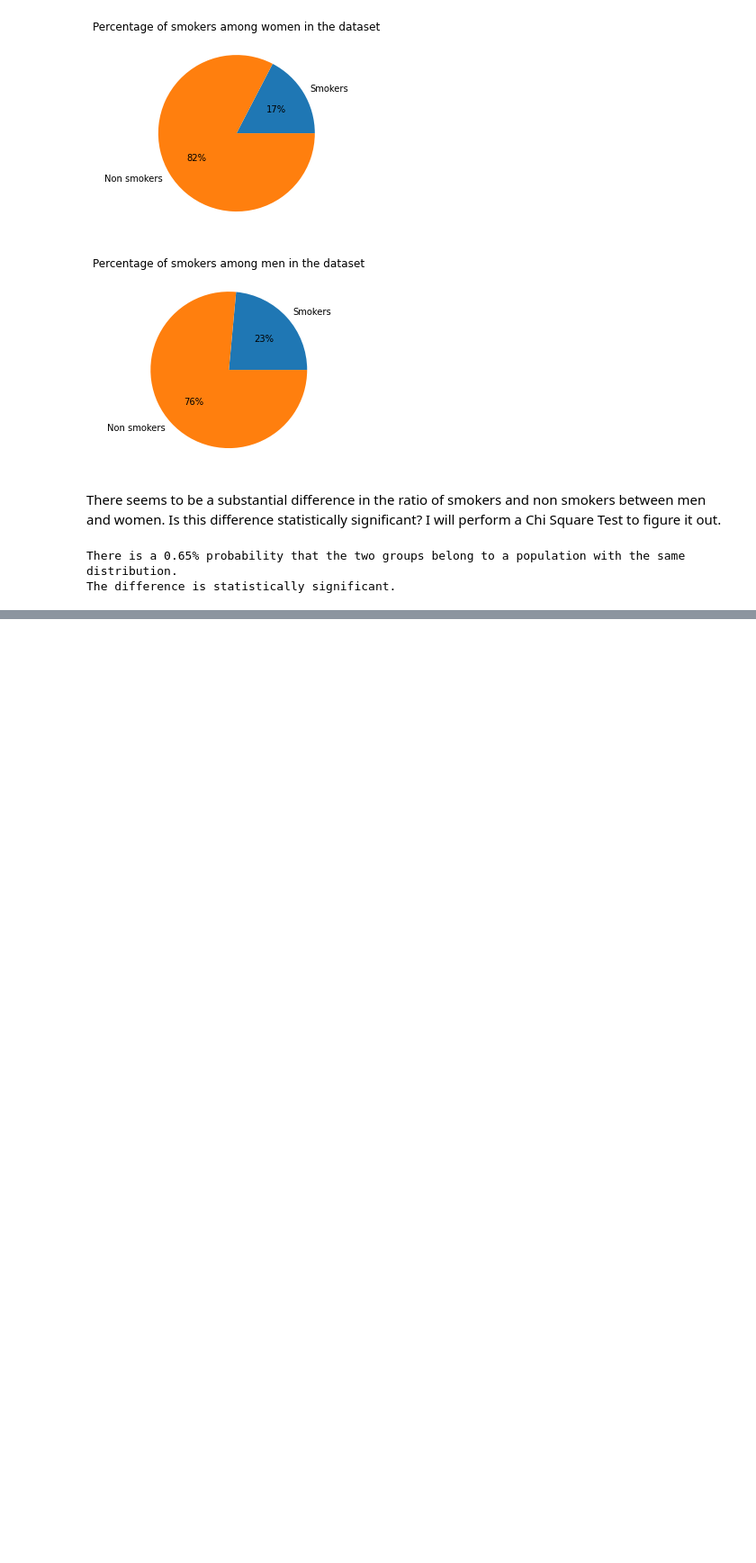
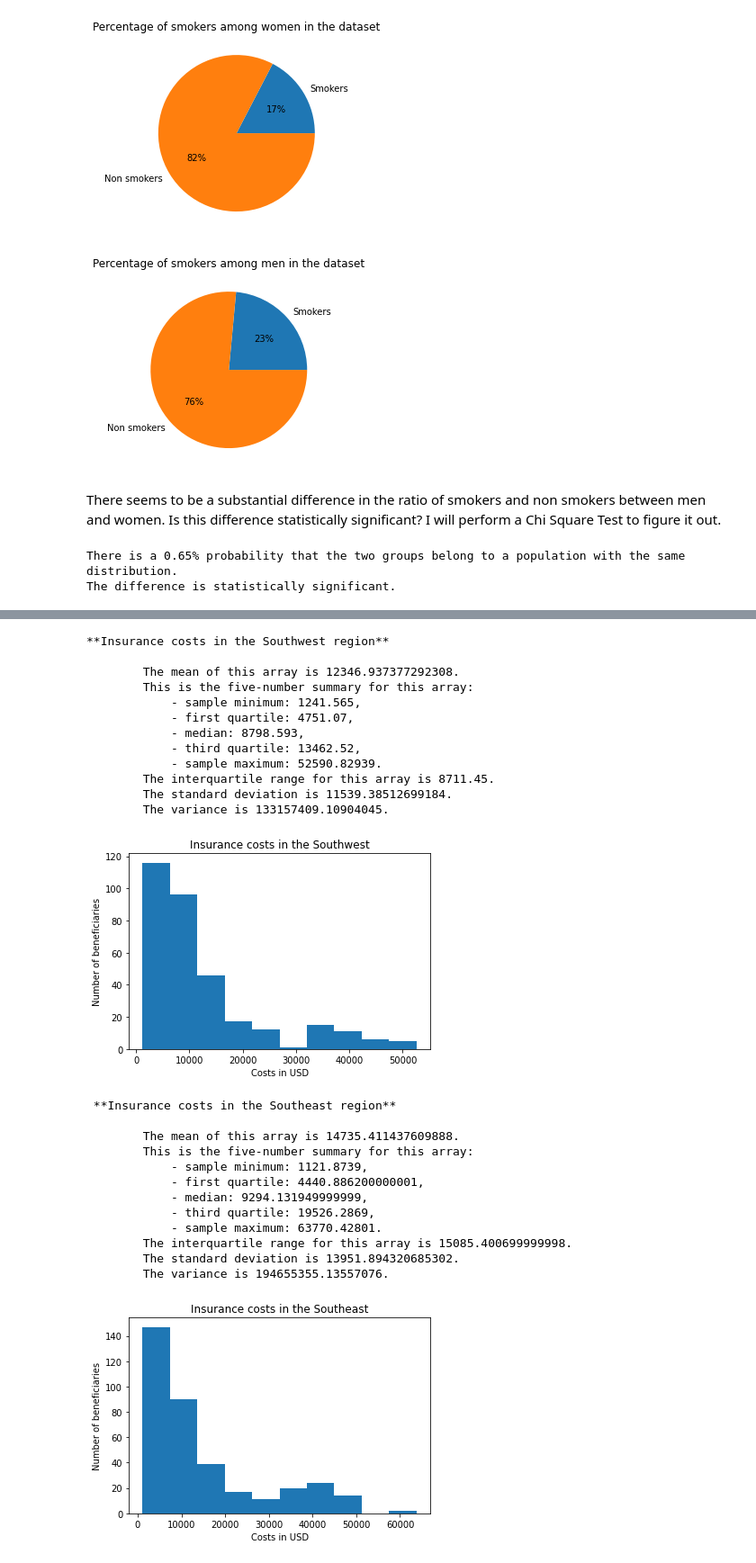
Before and after one commit to gesaretto/notebooks, a Jupyter notebook: medical_insurance_costs_project/us-medical-insurance-costs.ipynb, the cells around one changed output, grey strips where cells are left out. Shown: that part at 90% size. Cells and saved outputs as stored; diff of their text form; code cells hidden in the pictures; blank space fills up the shorter version.

```diff
--- a/medical_insurance_costs_project/us-medical-insurance-costs.ipynb
+++ b/medical_insurance_costs_project/us-medical-insurance-costs.ipynb
@@ -391,0 +439,40 @@ The difference is statistically significant.
+# %%
+print("\n**Insurance costs in the Southwest region**\n", essential_array_analysis(costs_southwest))
+plt.hist(costs_southwest)
+plt.title("Insurance costs in the Southwest")
+plt.xlabel("Costs in USD")
+plt.ylabel("Number of beneficiaries")
+plt.show()
+print("\n **Insurance costs in the Southeast region** \n", essential_array_analysis(costs_southeast))
+plt.hist(costs_southeast)
+plt.title("Insurance costs in the Southeast")
+plt.xlabel("Costs in USD")
+plt.ylabel("Number of beneficiaries")
+plt.show()
+# %% [output]
+**Insurance costs in the Southwest region**
+
+        The mean of this array is 12346.937377292308.
+        This is the five-number summary for this array:
+            - sample minimum: 1241.565,
+            - first quartile: 4751.07,
+            - median: 8798.593,
+            - third quartile: 13462.52,
+            - sample maximum: 52590.82939.
+        The interquartile range for this array is 8711.45.
+        The standard deviation is 11539.38512699184.
+        The variance is 133157409.10904045.
+[figure, added]
+ **Insurance costs in the Southeast region**
+
+        The mean of this array is 14735.411437609888.
+        This is the five-number summary for this array:
+            - sample minimum: 1121.8739,
+            - first quartile: 4440.886200000001,
+            - median: 9294.131949999999,
+            - third quartile: 19526.2869,
+            - sample maximum: 63770.42801.
+        The interquartile range for this array is 15085.400699999998.
+        The standard deviation is 13951.894320685302.
+        The variance is 194655355.13557076.
+[figure, added]
```
Also changed, not shown: parts of 10 cells of this notebook.
